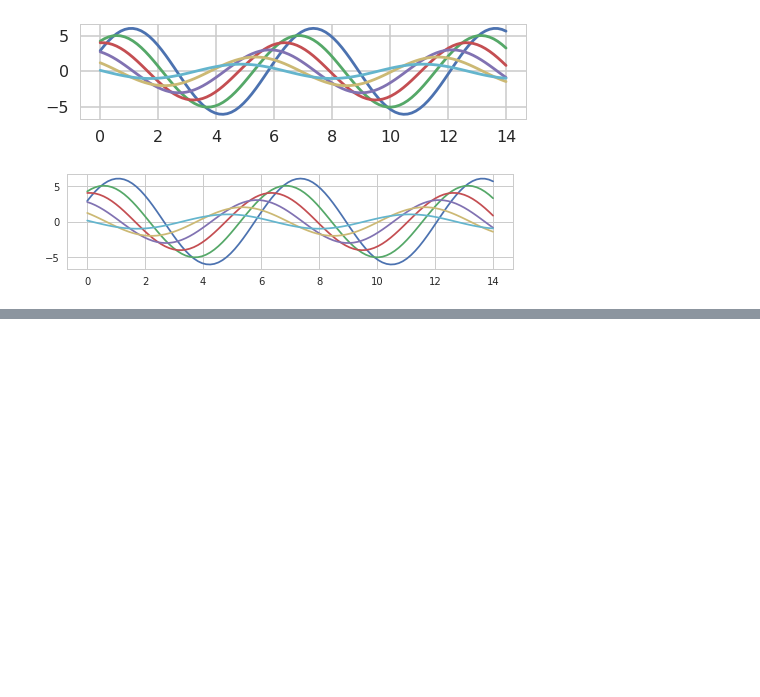
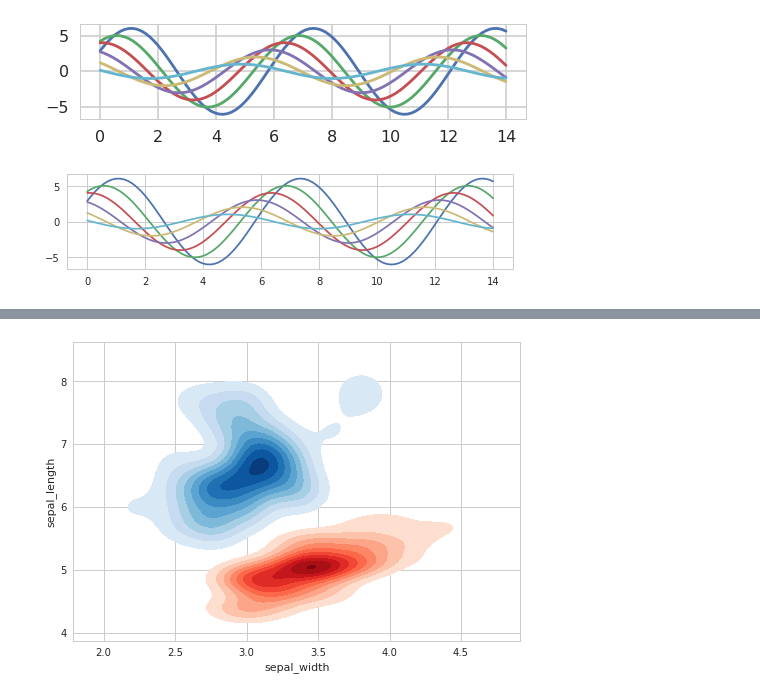
Before and after one commit to hyzhak/seaborn-experiments, a Jupyter notebook: main.ipynb, the cells around one changed output, grey strips where cells are left out. Cells and saved outputs as stored; diff of their text form; code cells hidden in the pictures; blank space fills up the shorter version.

```diff
--- a/main.ipynb
+++ b/main.ipynb
@@ -105,0 +122,10 @@ sinplot()
+# %%
+iris = sns.load_dataset("iris")
+setosa = iris.loc[iris.species == "setosa"]
+virginica = iris.loc[iris.species == "virginica"]
+ax = sns.kdeplot(setosa.sepal_width, setosa.sepal_length,
+                 cmap="Reds", shade=True, shade_lowest=False)
+ax = sns.kdeplot(virginica.sepal_width, virginica.sepal_length,
+                cmap="Blues", shade=True, shade_lowest=False)
+# %% [output]
+[figure, added]
```
Also changed, not shown: parts of 3 cells of this notebook.
